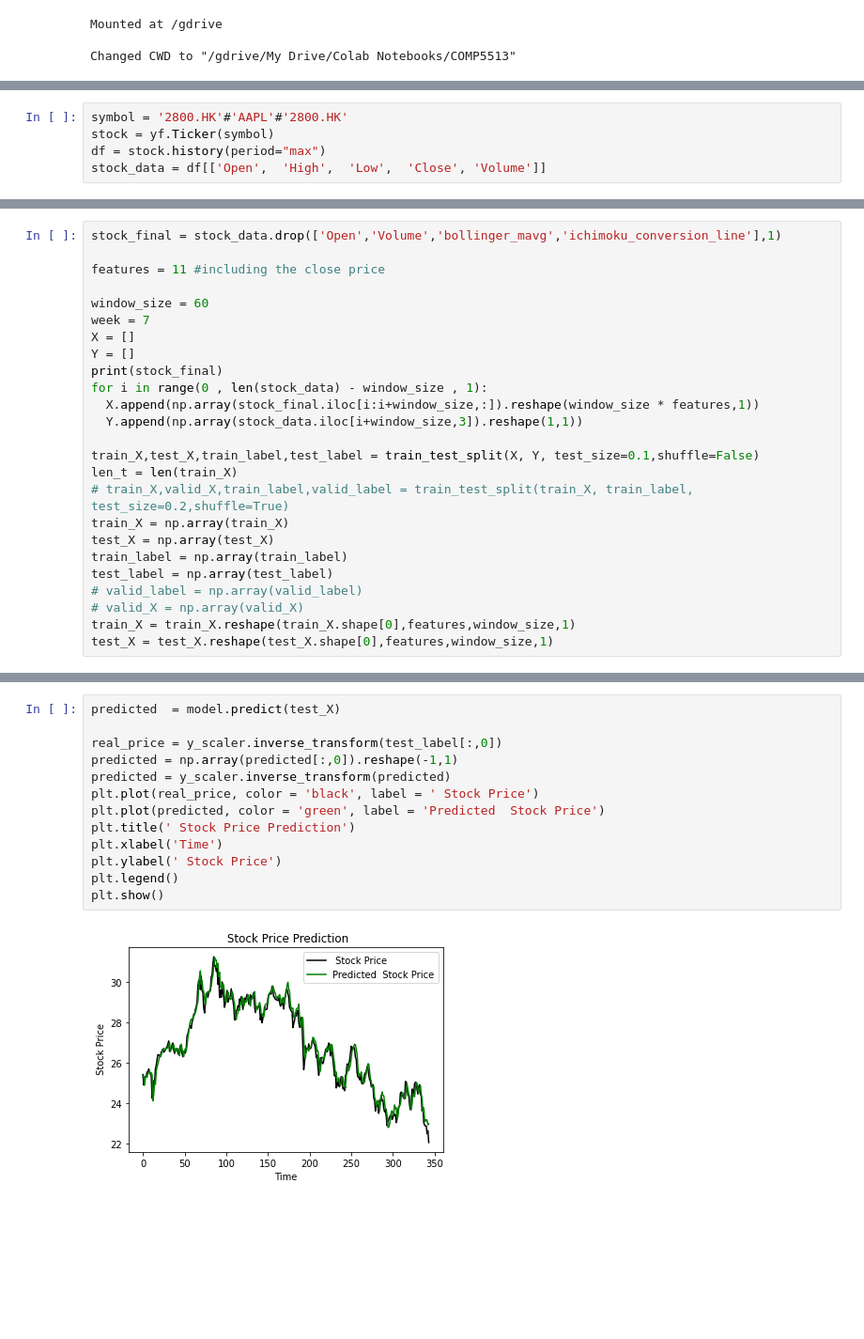
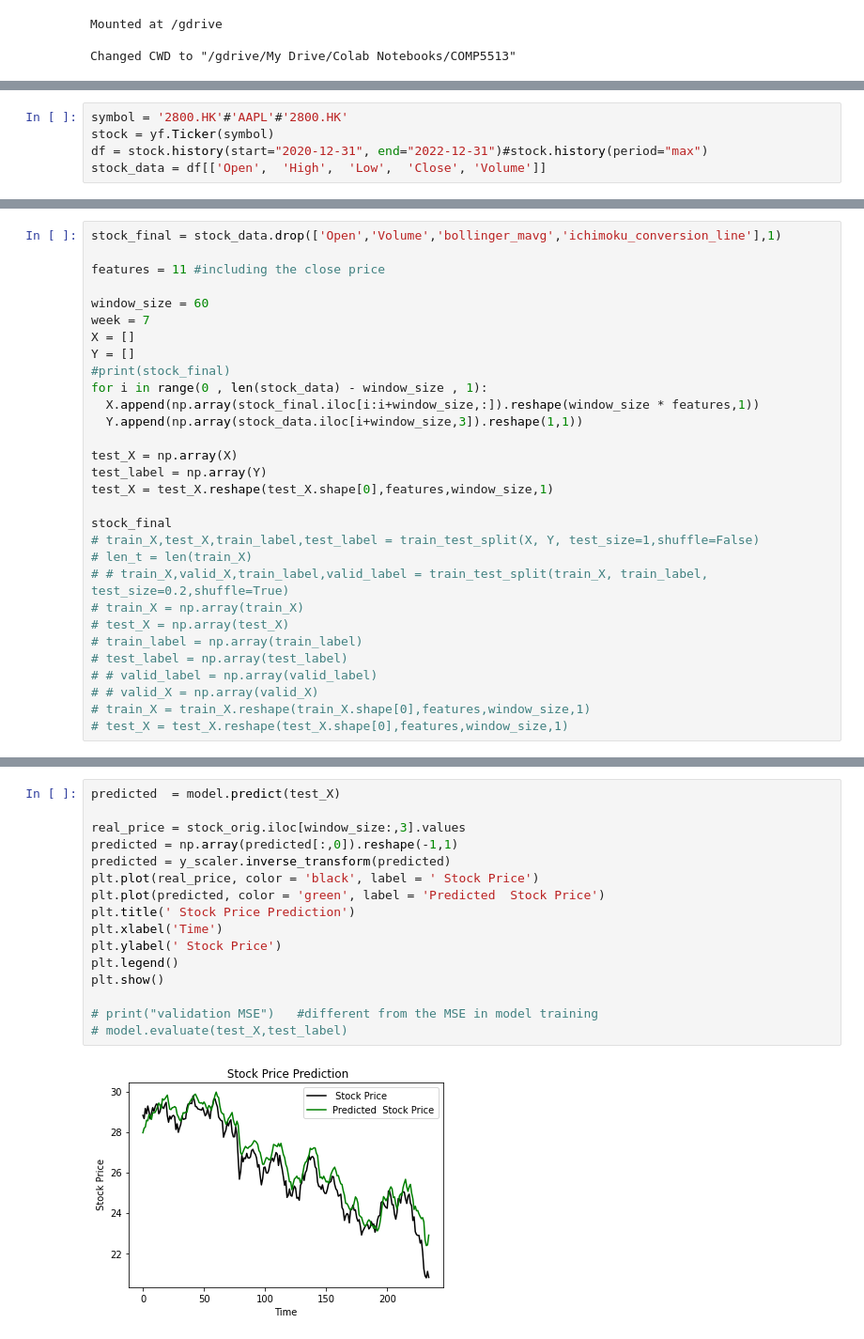
Before and after one commit to joechan22/financial-computing-proj, a Jupyter notebook: back_test.ipynb, the cells around one changed output, grey strips where cells are left out. Shown at 94% size. Drawn from its saved outputs; the diff is of its cells as text; blank space fills up the shorter version.

Commit message:
finxing the bug in the previous model training function

```diff
--- a/back_test.ipynb
+++ b/back_test.ipynb
@@ -69,7 +70,7 @@ model = load_model('lstm-cnn.h5')
 # %%
 symbol = '2800.HK'#'AAPL'#'2800.HK'
 stock = yf.Ticker(symbol)
-df = stock.history(period="max")
+df = stock.history(start="2020-12-31", end="2022-12-31")#stock.history(period="max")
 stock_data = df[['Open',  'High',  'Low',  'Close', 'Volume']]
 # %%
 indicator_bollinger = BollingerBands(close=stock_data["Close"], window=20, window_dev=2)
@@ -153,20 +154,25 @@ window_size = 60
 week = 7
 X = []
 Y = []
-print(stock_final)
+#print(stock_final)
 for i in range(0 , len(stock_data) - window_size , 1):
   X.append(np.array(stock_final.iloc[i:i+window_size,:]).reshape(window_size * features,1))
   Y.append(np.array(stock_data.iloc[i+window_size,3]).reshape(1,1))
 
-train_X,test_X,train_label,test_label = train_test_split(X, Y, test_size=0.1,shuffle=False)
-len_t = len(train_X)
-# train_X,valid_X,train_label,valid_label = train_test_split(train_X, train_label, test_size=0.2,shuffle=True)
-train_X = np.array(train_X)
-test_X = np.array(test_X)
-train_label = np.array(train_label)
-test_label = np.array(test_label)
-# valid_label = np.array(valid_label)
-# valid_X = np.array(valid_X)
-train_X = train_X.reshape(train_X.shape[0],features,window_size,1)
+test_X = np.array(X)
+test_label = np.array(Y)
 test_X = test_X.reshape(test_X.shape[0],features,window_size,1)
+
+stock_final
+# train_X,test_X,train_label,test_label = train_test_split(X, Y, test_size=1,shuffle=False)
+# len_t = len(train_X)
+# # train_X,valid_X,train_label,valid_label = train_test_split(train_X, train_label, test_size=0.2,shuffle=True)
+# train_X = np.array(train_X)
+# test_X = np.array(test_X)
+# train_label = np.array(train_label)
+# test_label = np.array(test_label)
+# # valid_label = np.array(valid_label)
+# # valid_X = np.array(valid_X)
+# train_X = train_X.reshape(train_X.shape[0],features,window_size,1)
+# test_X = test_X.reshape(test_X.shape[0],features,window_size,1)
 # %% [output]
@@ -190,18 +193,21 @@ Date
 # %%
 predicted  = model.predict(test_X)
 
-real_price = y_scaler.inverse_transform(test_label[:,0])
+real_price = stock_orig.iloc[window_size:,3].values
 predicted = np.array(predicted[:,0]).reshape(-1,1)
 predicted = y_scaler.inverse_transform(predicted)
 plt.plot(real_price, color = 'black', label = ' Stock Price')
 plt.plot(predicted, color = 'green', label = 'Predicted  Stock Price')
 plt.title(' Stock Price Prediction')
 plt.xlabel('Time')
 plt.ylabel(' Stock Price')
 plt.legend()
 plt.show()
+
+# print("validation MSE")   #different from the MSE in model training
+# model.evaluate(test_X,test_label)
 # %% [output]
-[figure, old version]
+[figure, new version]
 # %%
 len_t = len(test_label)
 len_t
```
Also changed, not shown: parts of 18 cells of this notebook, 1 other file.
